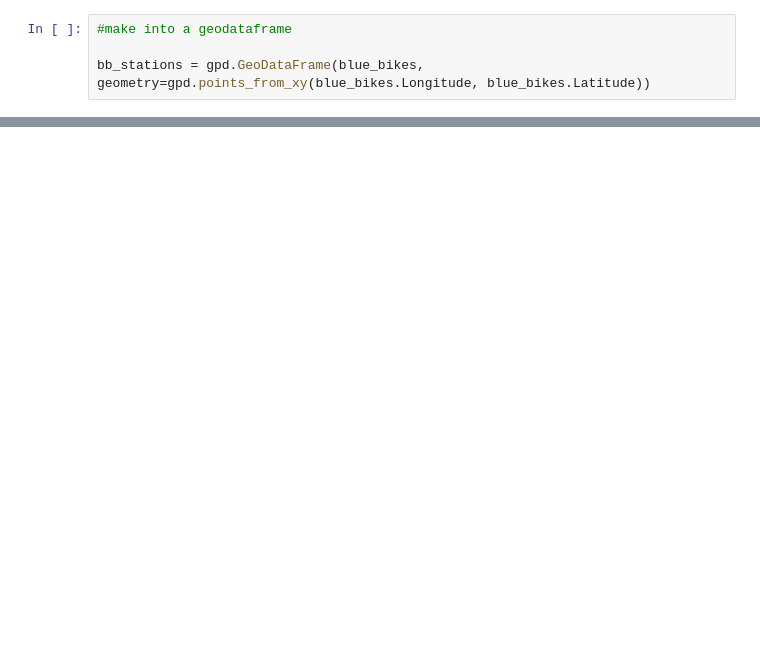
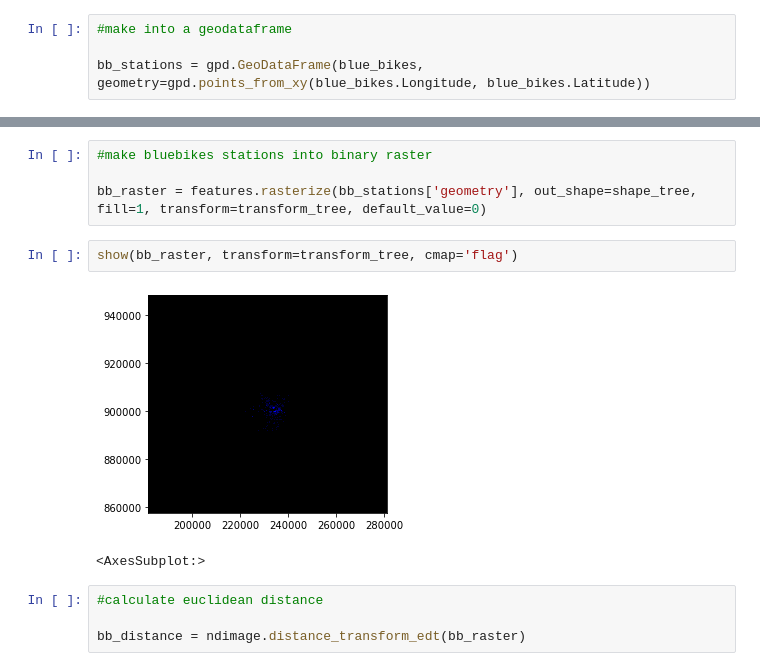
Before and after one commit to gingerleib/outdoor-recreation, a Jupyter notebook: Outdoor_Rec_Analysis.ipynb, the cells around one changed output, grey strips where cells are left out. Drawn from its saved outputs; the diff is of its cells as text; blank space fills up the shorter version.

Commit message:
created blue bikes raster, euclidean distance, began reclassify

```diff
--- a/Outdoor_Rec_Analysis.ipynb
+++ b/Outdoor_Rec_Analysis.ipynb
@@ -599,0 +615,13 @@ Datum: NAD83 (National Spatial Reference System 2011)
+# %%
+#make bluebikes stations into binary raster
+
+bb_raster = features.rasterize(bb_stations['geometry'], out_shape=shape_tree, fill=1, transform=transform_tree, default_value=0)
+# %%
+show(bb_raster, transform=transform_tree, cmap='flag')
+# %% [output]
+[figure, added]
+<AxesSubplot:>
+# %%
+#calculate euclidean distance
+
+bb_distance = ndimage.distance_transform_edt(bb_raster)
```
Also changed, not shown: parts of 11 cells of this notebook.
